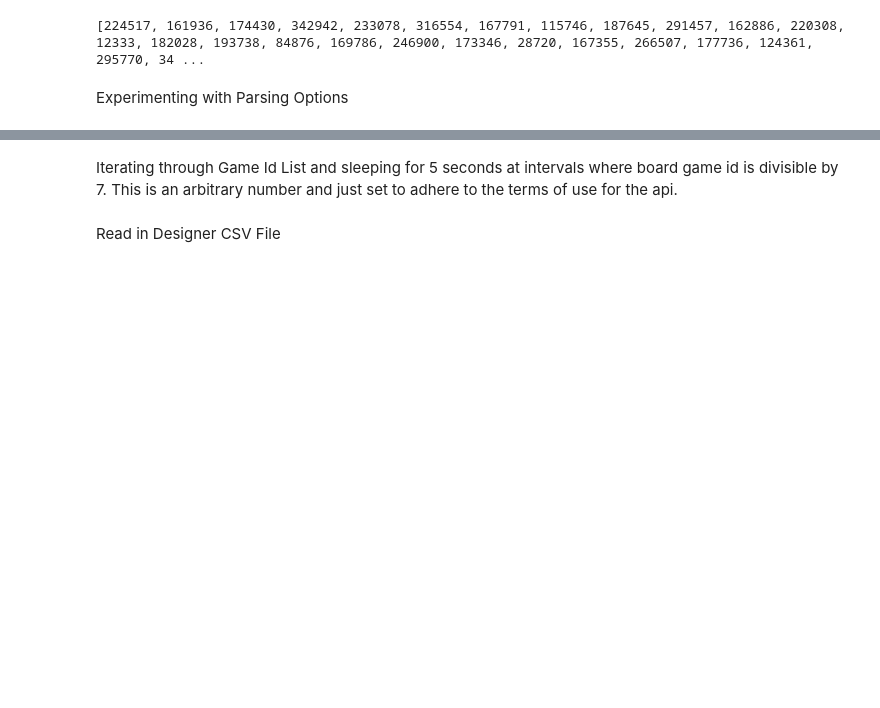
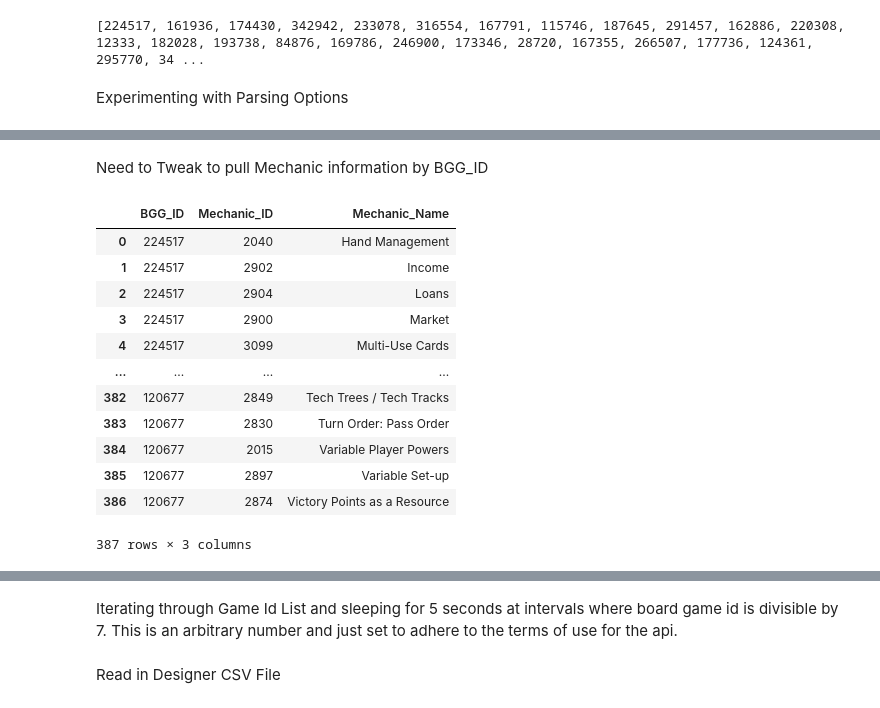
Before and after one commit to jashel08/board_games_capstone, a Jupyter notebook: Board_Games2.ipynb, the cells around one changed output, grey strips where cells are left out. Cells and saved outputs as stored; diff of their text form; code cells hidden in the pictures; blank space fills up the shorter version.

```diff
--- a/Board_Games2.ipynb
+++ b/Board_Games2.ipynb
@@ -193,2 +315,49 @@ for data in root.findall('description'):
+# %% [markdown]
+Need to Tweak to pull Mechanic information by BGG_ID
+# %%
+mech_id_ls = []
+mech_name_ls = []
+mech_bggid_ls = []
+
+for id in bg_ids_30:
+    api_rec_30 = requests.get(API_base_string + str(id))
+    api_data_30 = api_rec_30.content
+    root = ET.fromstring(api_data_30)
+    if id%4 == 0:
+      time.sleep(8)
+      for item in root:
+        for link in item.findall('link'):
+          if(link.get('type') == 'boardgamemechanic'):
+            mech_id_ls.append(link.get('id'))
+            mech_name_ls.append(link.get('value'))
+            mech_bggid_ls.append(item.get('id'))
+    else:
+      for item in root:
+        for link in item.findall('link'):
+           if(link.get('type') == 'boardgamemechanic'):
+            mech_id_ls.append(link.get('id'))
+            mech_name_ls.append(link.get('value'))
+            mech_bggid_ls.append(item.get('id'))
+
+mech_bggid_ser = pd.Series(mech_bggid_ls)
+mech_id_ser = pd.Series(mech_id_ls)
+mech_name_ser = pd.Series(mech_name_ls)
+mechv3_frame = {'BGG_ID': mech_bggid_ser, 'Mechanic_ID': mech_id_ser, 'Mechanic_Name': mech_name_ser}
+df_mechv3 = pd.DataFrame(mechv3_frame)
+df_mechv3
+# %% [output]
+|  | BGG_ID | Mechanic_ID | Mechanic_Name |
+| 0 | 224517 | 2040 | Hand Management |
+| 1 | 224517 | 2902 | Income |
+| 2 | 224517 | 2904 | Loans |
+| 3 | 224517 | 2900 | Market |
+| 4 | 224517 | 3099 | Multi-Use Cards |
+| ... | ... | ... | ... |
+| 382 | 120677 | 2849 | Tech Trees / Tech Tracks |
+| 383 | 120677 | 2830 | Turn Order: Pass Order |
+| 384 | 120677 | 2015 | Variable Player Powers |
+| 385 | 120677 | 2897 | Variable Set-up |
+| 386 | 120677 | 2874 | Victory Points as a Resource |
+387 rows × 3 columns
 # %%
 response_API_test = requests.get('https://boardgamegeek.com/xmlapi2/thing?id=224517')
```
Also changed, not shown: parts of 17 cells of this notebook.
